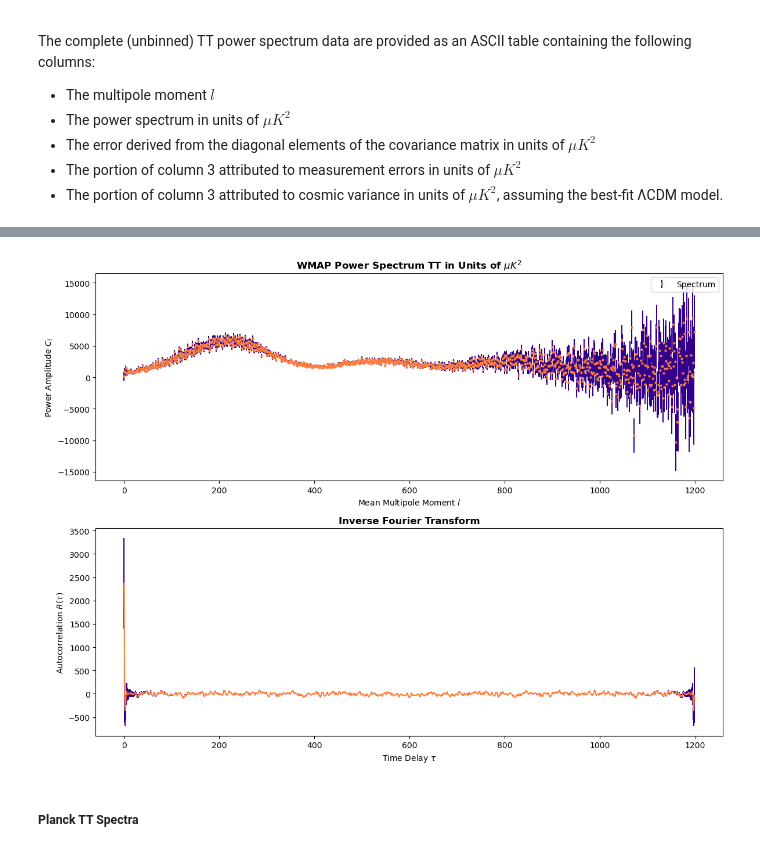
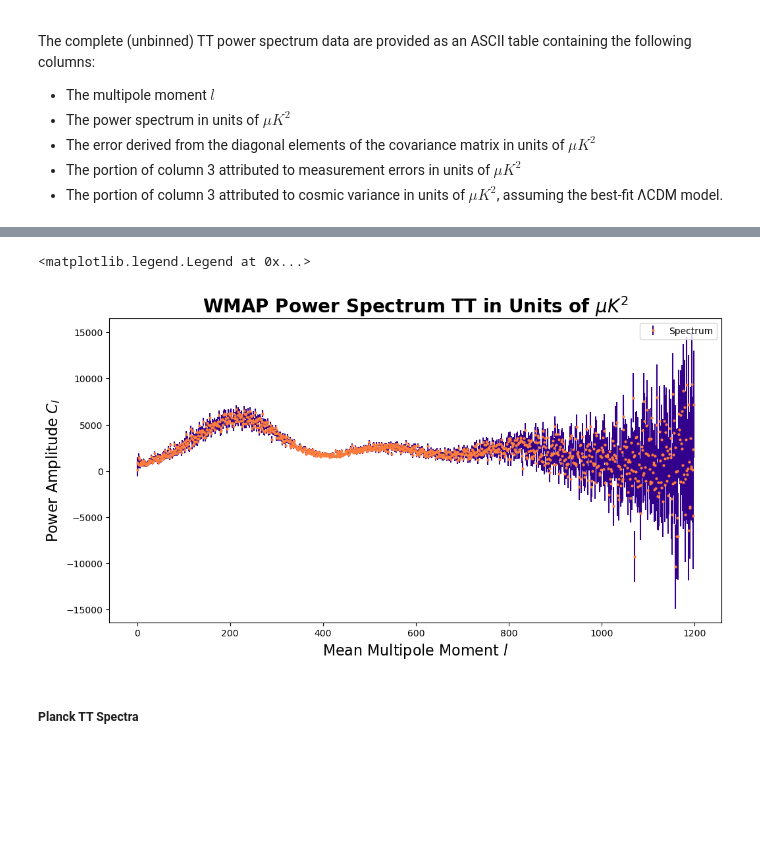
Before and after one commit to emmabacarra/cmbresearch, a Jupyter notebook: spectral plotting.ipynb, the cells around one changed output, grey strips where cells are left out. Drawn from its saved outputs; the diff is of its cells as text; code cells hidden in the pictures; blank space fills up the shorter version.

```diff
--- a/spectral plotting.ipynb
+++ b/spectral plotting.ipynb
@@ -134,37 +134,38 @@ type(wmap_tt_data), wmap_tt_data
 # %%
 # Plotting WMAP Data
 power1D = wmap_tt_data[1]
 p1Derror = wmap_tt_data[2]
 
-plt.figure(figsize=(12, 9))
+plt.figure(figsize=(12, 6))
 
-plt.subplot(2, 1, 1)
-plt.xlabel(r"Mean Multipole Moment $l$")
-plt.ylabel(r"Power Amplitude $C_{l}$")
-plt.title(r"WMAP Power Spectrum TT in Units of $\mu K^2$", weight = "bold")
+# plt.subplot(2, 1, 1)
+plt.xlabel(r"Mean Multipole Moment $l$", fontsize=16)
+plt.ylabel(r"Power Amplitude $C_{l}$", fontsize=16)
+plt.title(r"WMAP Power Spectrum TT in Units of $\mu K^2$", weight = "bold", fontsize=20)
 
 plt.errorbar(np.arange(len(power1D)), power1D, yerr=p1Derror,
         label = "Spectrum",
         color = "#ff7e3d",
         ecolor = "#33008c", # colors in RGBA (hex), control alpha/transparency by adding 2 more digits (%tage)
         marker = "o",
         markersize = 2,
         linestyle = "None"); # use lambda as x-axis
 plt.legend(loc = 0)
 
-# autocorrelation - inverse fourier transform
-plt.subplot(2, 1, 2)
+# # autocorrelation - inverse fourier transform
+# plt.subplot(2, 1, 2)
 
-signal = np.fft.ifft(power1D)
-sigerr = np.abs(np.fft.ifft(p1Derror))
-plt.errorbar(np.arange(len(signal)), signal.real, color = "#ff7e3d", yerr=sigerr.real, ecolor = "#33008c")
-# plt.ylim(-1e6, 1e6)
-plt.xlabel(r"Time Delay $\tau$")
-plt.ylabel(r"Autocorrelation $R(\tau)$")
-plt.title(r"Inverse Fourier Transform", weight = "bold")
-plt.tight_layout()
+# signal = np.fft.ifft(power1D)
+# sigerr = np.abs(np.fft.ifft(p1Derror))
+# plt.errorbar(np.arange(len(signal)), signal.real, color = "#ff7e3d", yerr=sigerr.real, ecolor = "#33008c")
+# # plt.ylim(-1e6, 1e6)
+# plt.xlabel(r"Time Delay $\tau$")
+# plt.ylabel(r"Autocorrelation $R(\tau)$")
+# plt.title(r"Inverse Fourier Transform", weight = "bold")
+# plt.tight_layout()
 # %% [output]
+<matplotlib.legend.Legend at 0x...>
-[figure, old version]
+[figure, new version]
 # %% [markdown]
 ##### <b> Planck TT Spectra </b>
 # %%
```
Also changed, not shown: 11 other files.
